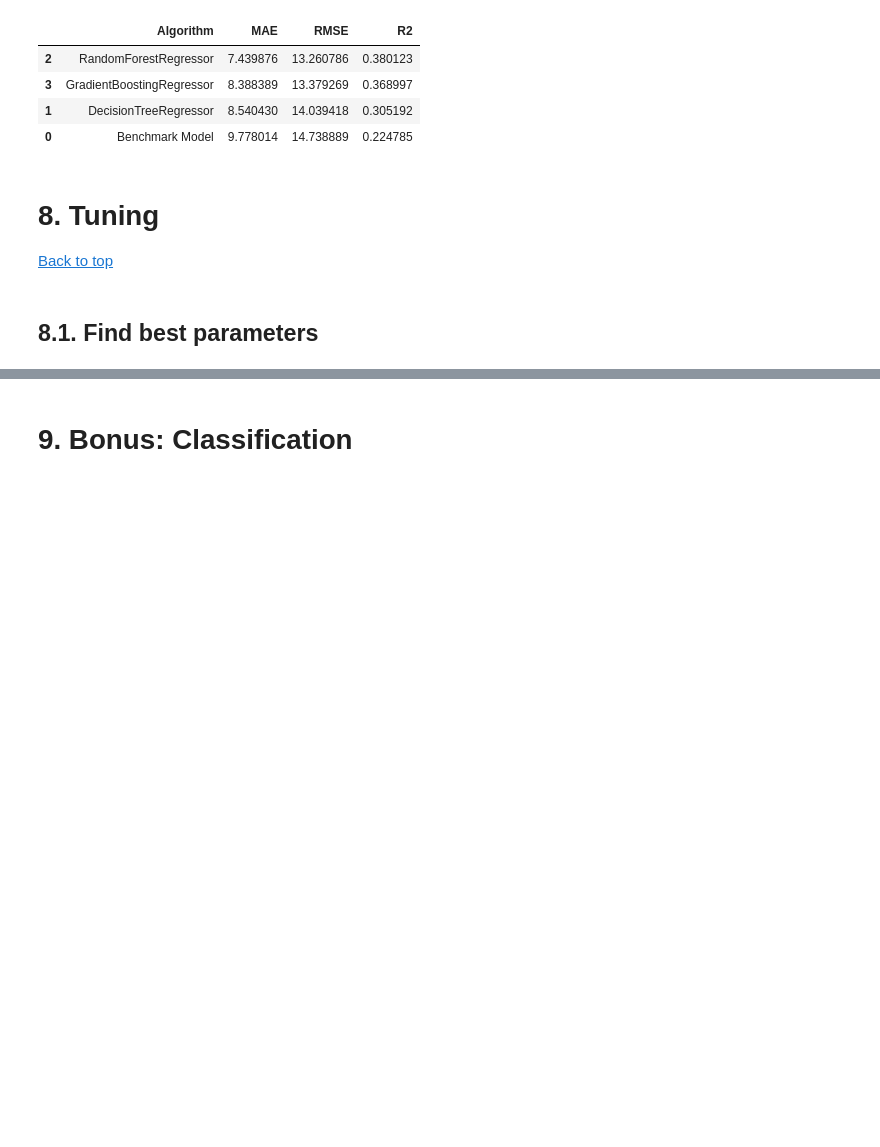
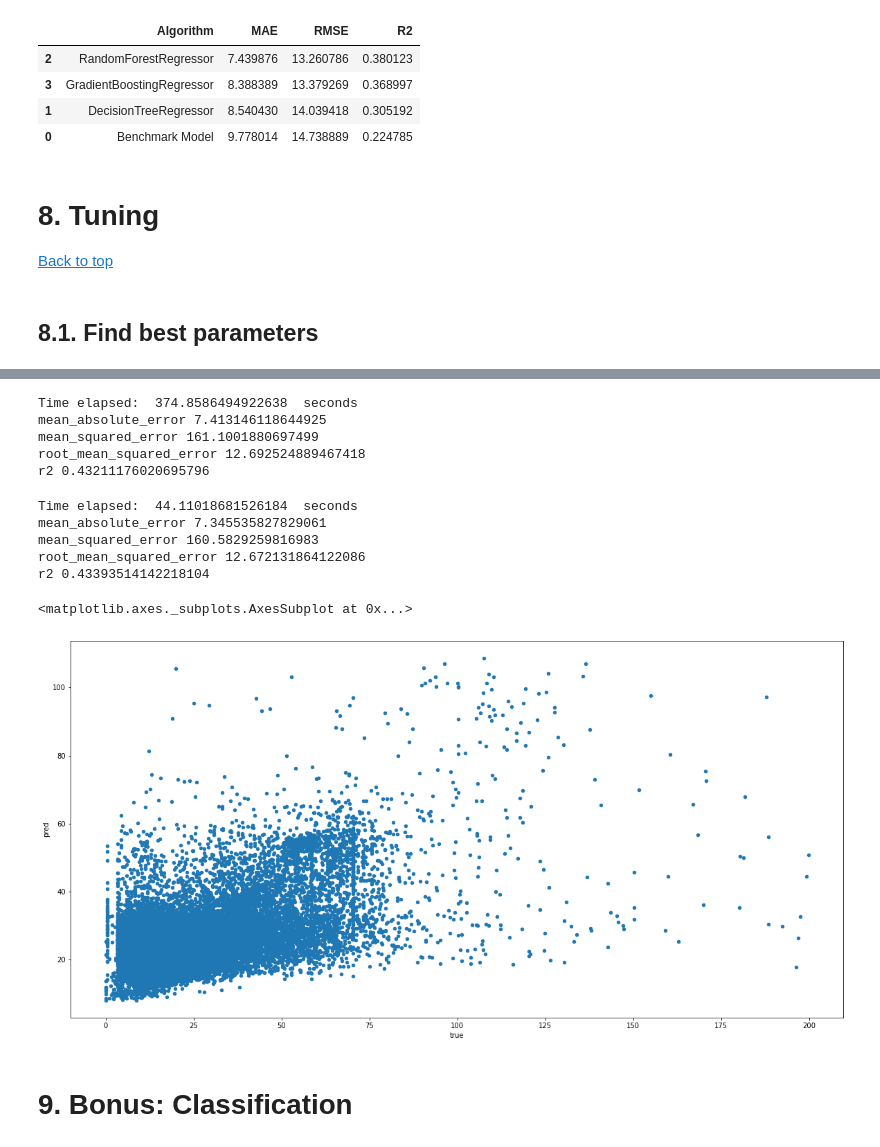
Before and after one commit to mcarhuasn/MasterDS-NewYorkTaxiAnalysis, a Jupyter notebook: Presentable notebook.ipynb, the cells around one changed output, grey strips where cells are left out. Cells and saved outputs as stored; diff of their text form; code cells hidden in the pictures; blank space fills up the shorter version.

```diff
--- a/Presentable notebook.ipynb
+++ b/Presentable notebook.ipynb
@@ -1083,2 +1181,80 @@ result_table.sort_values(['MAE','RMSE','R2'])
+# %%
+import time
+t0= time.time()
+
+best = RandomForestRegressor(n_estimators=1800,min_samples_split= 2,
+min_samples_leaf= 4,
+max_features= 'sqrt',
+max_depth= 300,
+bootstrap= True)
+best.fit(X_train, y_train)
+
+t1 = time.time() - t0
+print("Time elapsed: ", t1, " seconds")
+
+
+model_at_hand = best
+
+y_pred = model_at_hand.predict(X_test)
+
+from sklearn.metrics import mean_absolute_error
+from sklearn.metrics import mean_squared_error
+from sklearn.metrics import r2_score
+from math import sqrt
+
+print('mean_absolute_error', mean_absolute_error(y_test, y_pred))
+print('mean_squared_error', mean_squared_error(y_test, y_pred))
+print('root_mean_squared_error', sqrt(mean_squared_error(y_test, y_pred)))
+print('r2', r2_score(y_test, y_pred))
+# %% [output]
+Time elapsed:  374.8586494922638  seconds
+mean_absolute_error 7.413146118644925
+mean_squared_error 161.1001880697499
+root_mean_squared_error 12.692524889467418
+r2 0.43211176020695796
+# %%
+from sklearn.ensemble import RandomForestRegressor
+
+import time
+t0= time.time()
+
+second_best = RandomForestRegressor(n_estimators=200,min_samples_split= 10,
+min_samples_leaf= 2,
+max_features= 'sqrt',
+max_depth= 150,
+bootstrap= True)
+second_best.fit(X_train, y_train)
+
+t1 = time.time() - t0
+print("Time elapsed: ", t1, " seconds")
+
+
+model_at_hand = second_best
+
+y_pred = model_at_hand.predict(X_test)
+
+from sklearn.metrics import mean_absolute_error
+from sklearn.metrics import mean_squared_error
+from sklearn.metrics import r2_score
+from math import sqrt
+
+print('mean_absolute_error', mean_absolute_error(y_test, y_pred))
+print('mean_squared_error', mean_squared_error(y_test, y_pred))
+print('root_mean_squared_error', sqrt(mean_squared_error(y_test, y_pred)))
+print('r2', r2_score(y_test, y_pred))
+# %% [output]
+Time elapsed:  44.11018681526184  seconds
+mean_absolute_error 7.345535827829061
+mean_squared_error 160.5829259816983
+root_mean_squared_error 12.672131864122086
+r2 0.43393514142218104
+# %%
+data = {'true': y_test, 'pred': y_pred}
+results = pd.DataFrame(data)
+
+results.plot(figsize=(20,10), kind='scatter', x='true', y='pred')
+# %% [output]
+<matplotlib.axes._subplots.AxesSubplot at 0x...>
+[figure, added]
 # %% [markdown]
 # 9. Bonus: Classification
```
Also changed, not shown: parts of 20 cells of this notebook.
